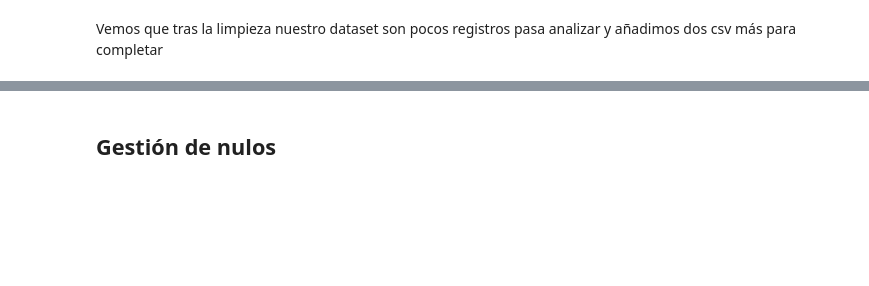
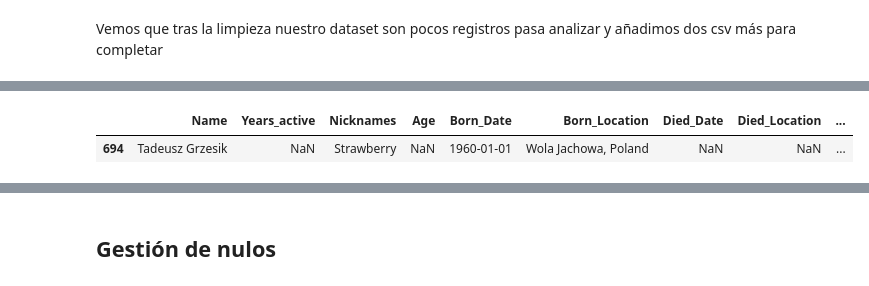
Before and after one commit to Adalab/proyecto-da-promo-d-modulo-4-tableau-team-2, a Jupyter notebook: EDA y limpieza.ipynb, the cells around one changed output, grey strips where cells are left out. Saved outputs shown, nothing was run; the diff lists cells and outputs as text; code cells hidden in the pictures; blank space fills up the shorter version.

```diff
--- a/EDA y limpieza.ipynb
+++ b/EDA y limpieza.ipynb
@@ -328 +795,15 @@ df_new_killers.info()
+# %%
+def limpiar_nombres(nombre):
+    if pd.isnull(nombre):
+        return nombre
+    nombre = nombre.strip()
+    nombre = re.sub(r'["\'].*?["\']', '', nombre)  # quitamos apodos entre comillas
+    nombre = re.sub(r'\(.*?\)', '', nombre)  # quitamos texto entre paréntesis
+    nombre = " ".join(nombre.split())    # reemplazamos múltiples espacios por uno solo
+    nombre = unicodedata.normalize("NFKD", nombre).encode("ASCII", "ignore").decode("utf-8")  # quitamos acentos
+    return nombre.title()      # formato título
+
+
+#aplicamos la funcion al dataframe
+df_new_killers["Name"] = df_new_killers["Name"].apply(limpiar_nombres)
 # %%
@@ -495,38 +1120,27 @@ display(df_chungos)
 # %%
-#Imputamos los datos faltantes de estos dos asesinos con datos de wikipedia:
-df_final.loc[df_final['Name'] == 'Monster Of Udine', [
-    'Nicknames', 'Conviction', 'Criminal_Penalty', 'Country',
-    'Proven_victims', 'Possible_victims', 'Start_year', 'End_year', 'Notes']] = [
-    'Monster Of Udine',             # Nicknames
-    'No conviction',                # Conviction
-    'Untried',                      # Criminal_Penalty
-    'Italy',                        # Country
-    14,                             # Proven_victims
-    10,                             # Possible_victims
-    1971,                           # Start_year
-    1989,                           # End_year
-    'The Monster of Udine is the nickname given to an unidentified killer. Most of the victims were prostitutes. The criminal was never identified, and the weapon was never found']
-
+#Imputamos los datos faltantes de este asesino con datos de wikipedia:
 df_final.loc[df_final['Name'] == 'Tadeusz Grzesik', [
     'Nicknames', 'Conviction', 'Criminal_Penalty', 'Country',
     'Proven_victims', 'Possible_victims', 'Start_year', 'End_year',
     'Born_Date', 'Born_Location', 'Notes'
 ]] = [
     'Strawberry',                        # Nicknames
     'Murder',                            # Conviction
     'Life imprisonment',                 # Criminal_Penalty
     'Poland',                            # Country
     8,                                   # Proven_victims
     20,                                  # Possible_victims
     1991,                                # Start_year
     2007,                                # End_year
     '1960-01-01',                        # Born_Date
     'Wola Jachowa, Poland',              # Born_Location
     'A Polish strawberry grower and serial killer, known as "Strawberry" and "Killer". He led the Moneychangers Gang']
 
 #verificamos
-df_final[df_final['Name'] == 'Monster Of Udine']
 df_final[df_final['Name'] == 'Tadeusz Grzesik']
+# %% [output]
+|  | Name | Years_active | Nicknames | Age | Born_Date | Born_Location | Died_Date | Died_Location | ... |
+| 694 | Tadeusz Grzesik | NaN | Strawberry | NaN | 1960-01-01 | Wola Jachowa, Poland | NaN | NaN | ... |
 # %%
 # Filtrar registros con Country nulo
 nulos_country = df_final[df_final['Country'].isnull()]
```
Also changed, not shown: parts of 101 cells of this notebook, 2 other files.
